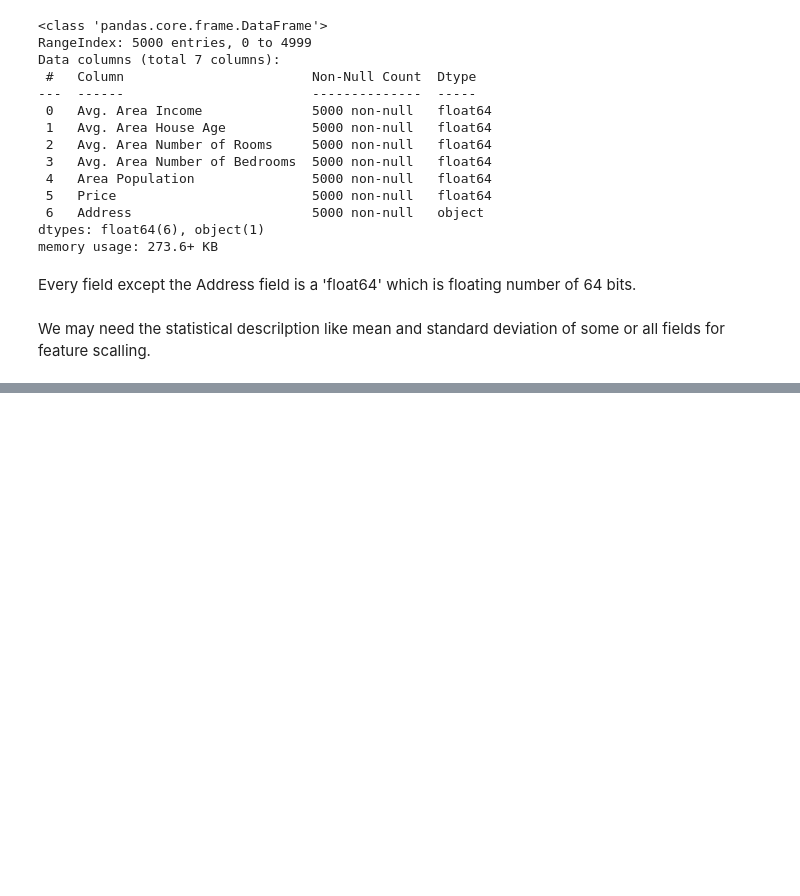
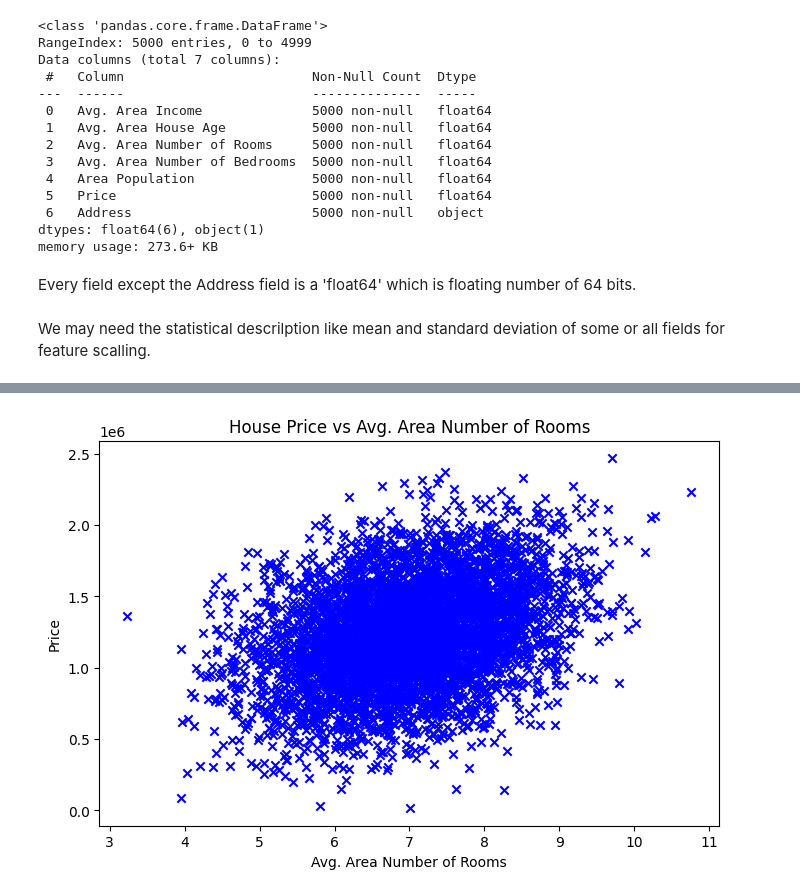
Before and after one commit to stuphy13/ReelEstate, a Jupyter notebook: ReelEstate.ipynb, the cells around one changed output, grey strips where cells are left out. Cells and saved outputs as stored; diff of their text form; code cells hidden in the pictures; blank space fills up the shorter version.

```diff
--- a/ReelEstate.ipynb
+++ b/ReelEstate.ipynb
@@ -76,0 +135,9 @@ df.describe()
+# %%
+plt.figure(figsize=(8, 5))
+plt.scatter(df["Avg. Area Number of Rooms"], df["Price"], c='b', marker='x')
+plt.title('House Price vs Avg. Area Number of Rooms')
+plt.xlabel('Avg. Area Number of Rooms')
+plt.ylabel('Price')
+plt.show()
+# %% [output]
+[figure, added]
```
Also changed, not shown: parts of 16 cells of this notebook.
